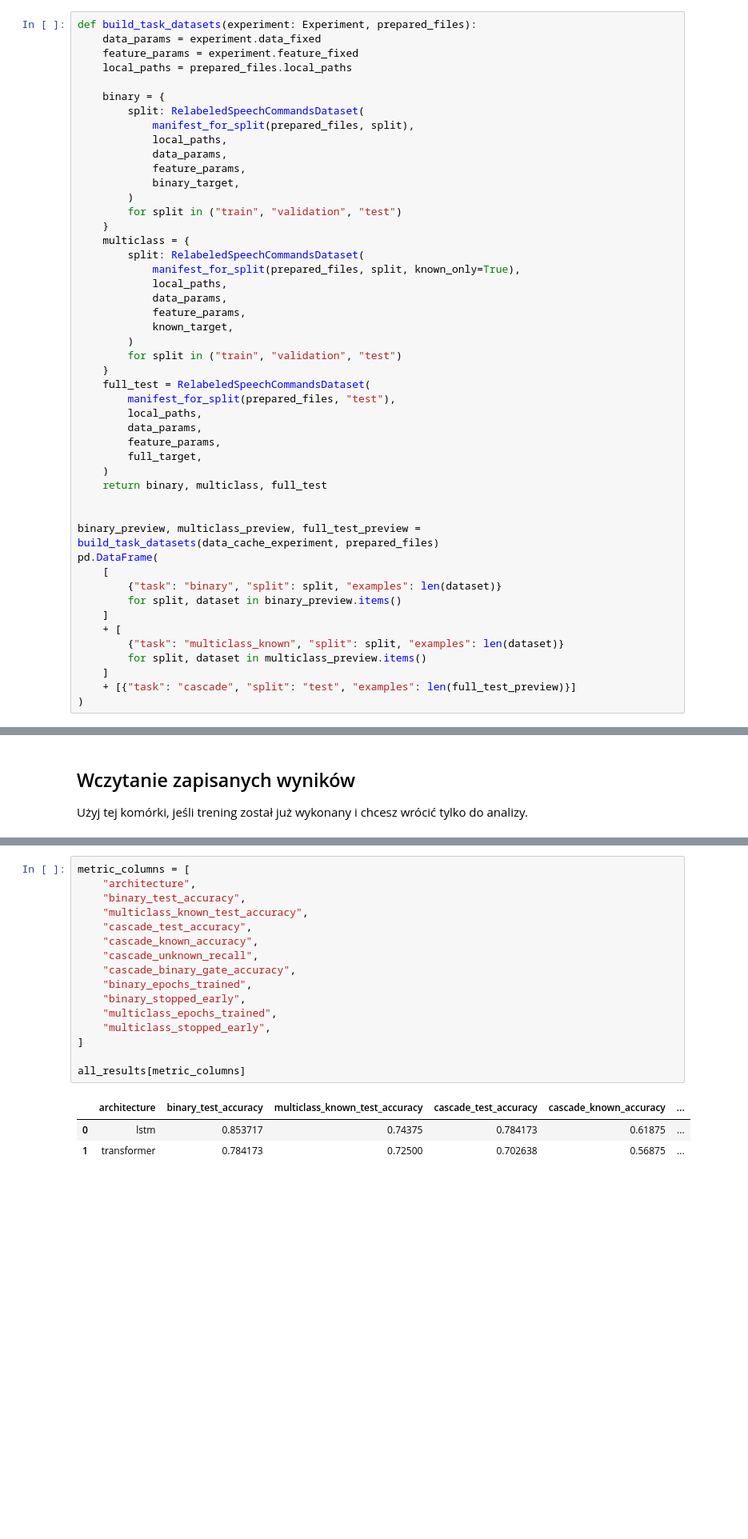
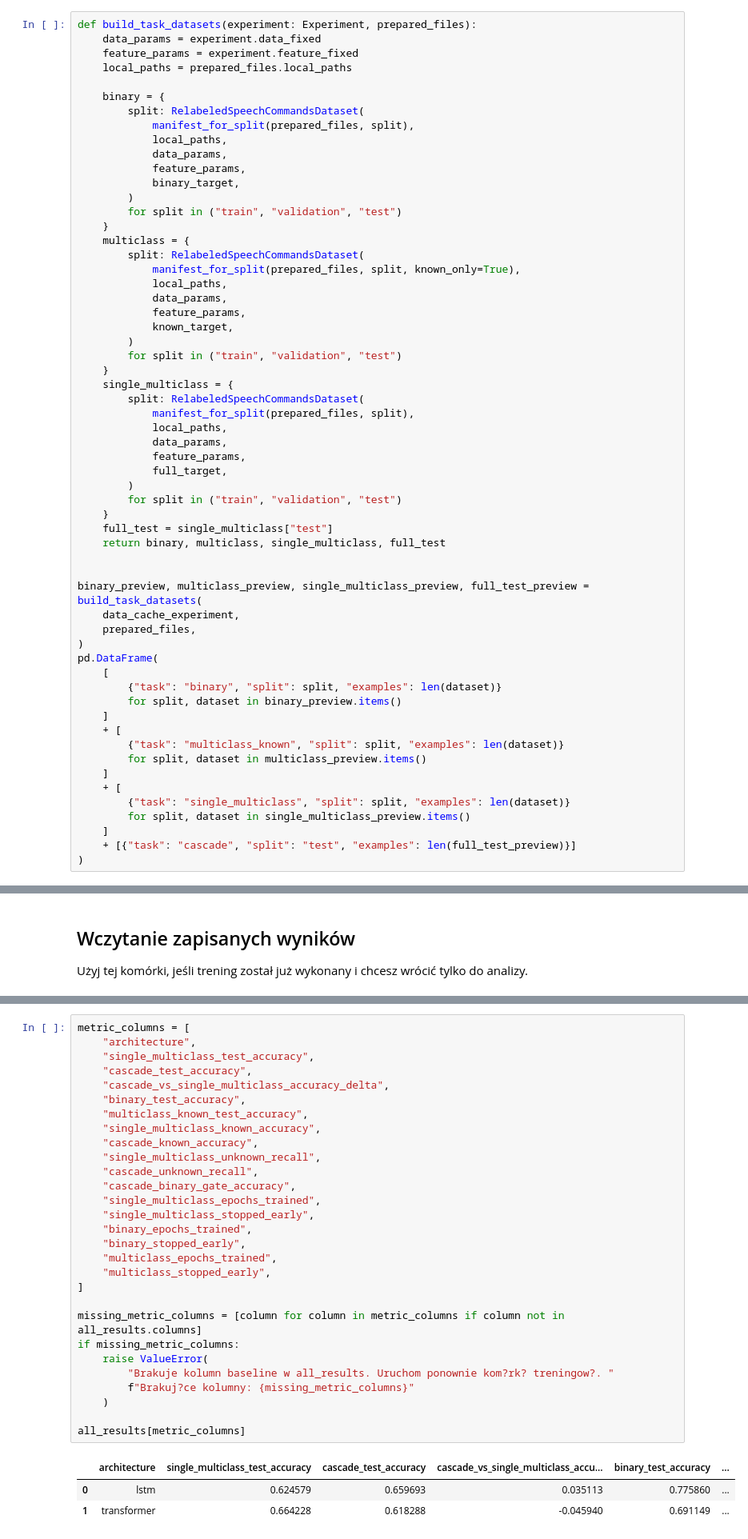
Before and after one commit to Mattioo7/transformers-speech-commands, a Jupyter notebook: 04_split_unknown_known_experiment.ipynb, the cells around one changed output, grey strips where cells are left out. Shown at 80% size. Saved outputs shown, nothing was run; the diff lists cells and outputs as text; blank space fills up the shorter version.

```diff
--- a/04_split_unknown_known_experiment.ipynb
+++ b/04_split_unknown_known_experiment.ipynb
@@ -267,17 +265,24 @@ def build_task_datasets(experiment: Experiment, prepared_files):
         )
         for split in ("train", "validation", "test")
     }
-    full_test = RelabeledSpeechCommandsDataset(
-        manifest_for_split(prepared_files, "test"),
-        local_paths,
-        data_params,
-        feature_params,
-        full_target,
-    )
-    return binary, multiclass, full_test
+    single_multiclass = {
+        split: RelabeledSpeechCommandsDataset(
+            manifest_for_split(prepared_files, split),
+            local_paths,
+            data_params,
+            feature_params,
+            full_target,
+        )
+        for split in ("train", "validation", "test")
+    }
+    full_test = single_multiclass["test"]
+    return binary, multiclass, single_multiclass, full_test
 
 
-binary_preview, multiclass_preview, full_test_preview = build_task_datasets(data_cache_experiment, prepared_files)
+binary_preview, multiclass_preview, single_multiclass_preview, full_test_preview = build_task_datasets(
+    data_cache_experiment,
+    prepared_files,
+)
 pd.DataFrame(
     [
         {"task": "binary", "split": split, "examples": len(dataset)}
@@ -287,6 +292,10 @@ pd.DataFrame(
         {"task": "multiclass_known", "split": split, "examples": len(dataset)}
         for split, dataset in multiclass_preview.items()
     ]
+    + [
+        {"task": "single_multiclass", "split": split, "examples": len(dataset)}
+        for split, dataset in single_multiclass_preview.items()
+    ]
     + [{"task": "cascade", "split": "test", "examples": len(full_test_preview)}]
 )
 # %% [output]
@@ -537,23 +630,36 @@ Najważniejszą metryką jest `cascade_test_accuracy`, bo mierzy pełny dwustopn
 # %%
 metric_columns = [
     "architecture",
+    "single_multiclass_test_accuracy",
+    "cascade_test_accuracy",
+    "cascade_vs_single_multiclass_accuracy_delta",
     "binary_test_accuracy",
     "multiclass_known_test_accuracy",
-    "cascade_test_accuracy",
+    "single_multiclass_known_accuracy",
     "cascade_known_accuracy",
+    "single_multiclass_unknown_recall",
     "cascade_unknown_recall",
     "cascade_binary_gate_accuracy",
+    "single_multiclass_epochs_trained",
+    "single_multiclass_stopped_early",
     "binary_epochs_trained",
     "binary_stopped_early",
     "multiclass_epochs_trained",
     "multiclass_stopped_early",
 ]
 
+missing_metric_columns = [column for column in metric_columns if column not in all_results.columns]
+if missing_metric_columns:
+    raise ValueError(
+        "Brakuje kolumn baseline w all_results. Uruchom ponownie kom?rk? treningow?. "
+        f"Brakuj?ce kolumny: {missing_metric_columns}"
+    )
+
 all_results[metric_columns]
 # %% [output]
-|  | architecture | binary_test_accuracy | multiclass_known_test_accuracy | cascade_test_accuracy | cascade_known_accuracy | ... |
-| 0 | lstm | 0.853717 | 0.74375 | 0.784173 | 0.61875 | ... |
-| 1 | transformer | 0.784173 | 0.72500 | 0.702638 | 0.56875 | ... |
+|  | architecture | single_multiclass_test_accuracy | cascade_test_accuracy | cascade_vs_single_multiclass_accu... | binary_test_accuracy | ... |
+| 0 | lstm | 0.624579 | 0.659693 | 0.035113 | 0.775860 | ... |
+| 1 | transformer | 0.664228 | 0.618288 | -0.045940 | 0.691149 | ... |
 # %%
 plot_data = all_results.set_index("architecture")[[
     "binary_test_accuracy",
```
Also changed, not shown: parts of 14 cells of this notebook, 4 other files.
